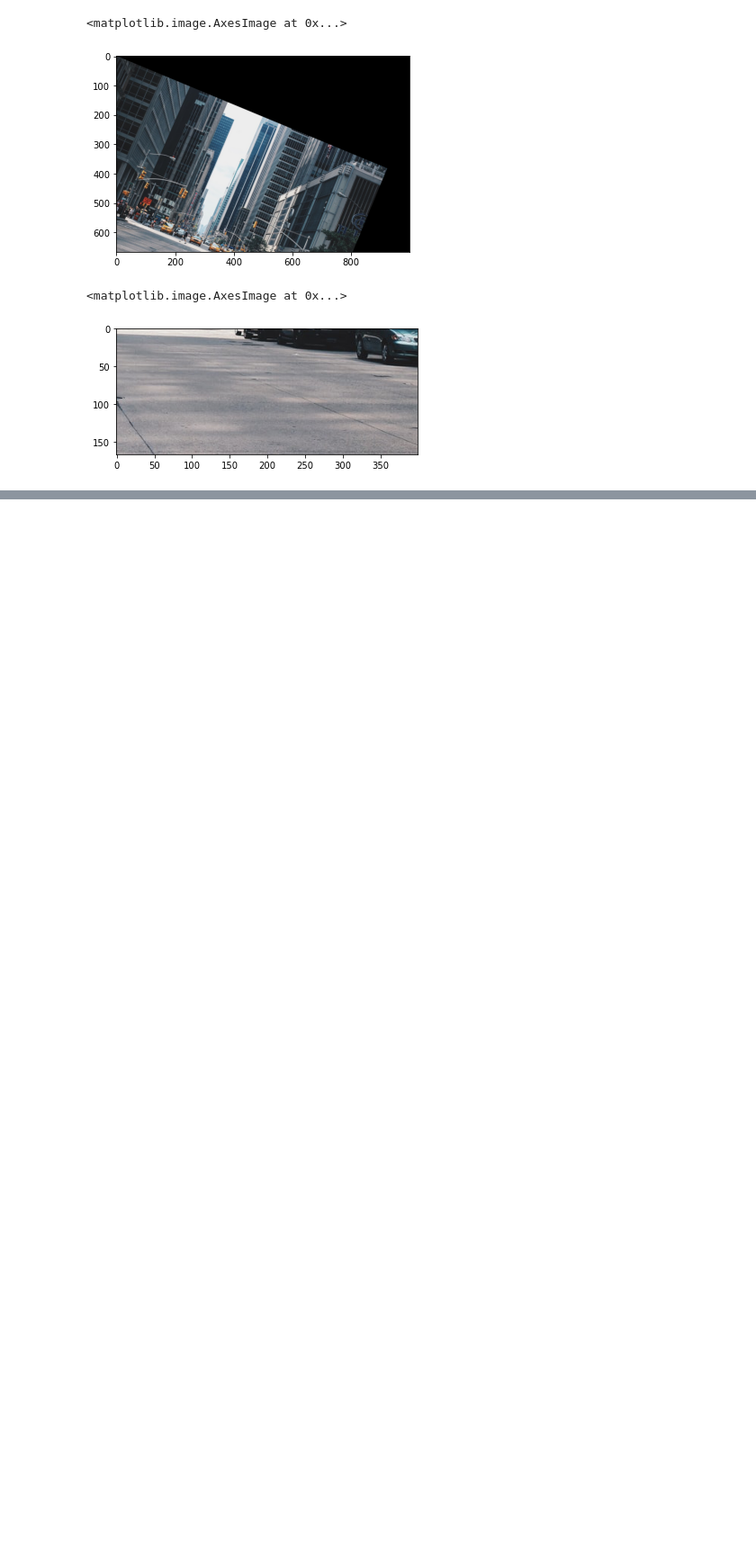
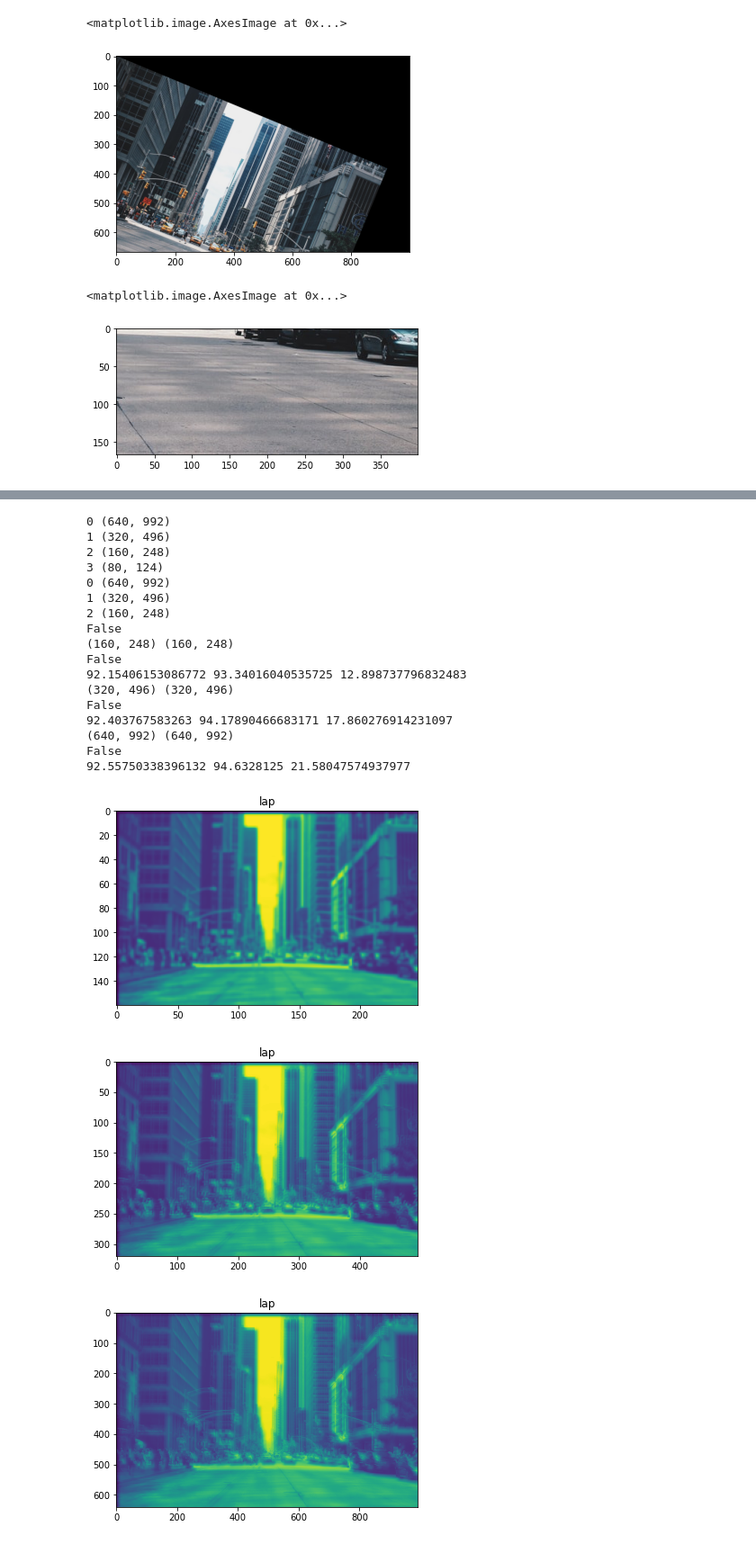
Before and after one commit to gxdai/CVMIT, a Jupyter notebook: image transformation.ipynb, the cells around one changed output, grey strips where cells are left out. Shown at 90% size. Cells and saved outputs as stored; diff of their text form; code cells hidden in the pictures; blank space fills up the shorter version.

```diff
--- a/image transformation.ipynb
+++ b/image transformation.ipynb
@@ -163,0 +269,41 @@ plt.imshow(image[500:, 600:])
+# %%
+res_img = gau_pyramids[-1]
+
+for idx, img in enumerate(gau_pyramids):
+    print(idx, img.shape)
+for idx, img in enumerate(lap_pyramids):
+    print(idx, img.shape)
+
+print(np.allclose(cv2.resize(gau_pyramids[-1], (248, 160)) + lap_pyramids[-1], gau_pyramids[-2]))
+
+
+for i in range(3):
+    up_image = cv2.resize(res_img, tuple(map(lambda x : int(x * 2), res_img.shape[::-1])))
+    print(lap_pyramids[-i - 1].shape, up_image.shape)
+    res_img = lap_pyramids[-i - 1]  + up_image
+    print(np.allclose(res_img, gau_pyramids[-i - 2]))
+    print(np.mean(res_img), np.mean(gau_pyramids[-i - 2]), np.abs(res_img - gau_pyramids[-i - 2]).mean())
+    plt.figure()
+    plt.imshow(res_img)
+    plt.title("lap")
+# %% [output]
+0 (640, 992)
+1 (320, 496)
+2 (160, 248)
+3 (80, 124)
+0 (640, 992)
+1 (320, 496)
+2 (160, 248)
+False
+(160, 248) (160, 248)
+False
+92.15406153086772 93.34016040535725 12.898737796832483
+(320, 496) (320, 496)
+False
+92.403767583263 94.17890466683171 17.860276914231097
+(640, 992) (640, 992)
+False
+92.55750338396132 94.6328125 21.58047574937977
+[figure, added]
+[figure, added]
+[figure, added]
```
Also changed, not shown: parts of 2 cells of this notebook, 1 other file.
